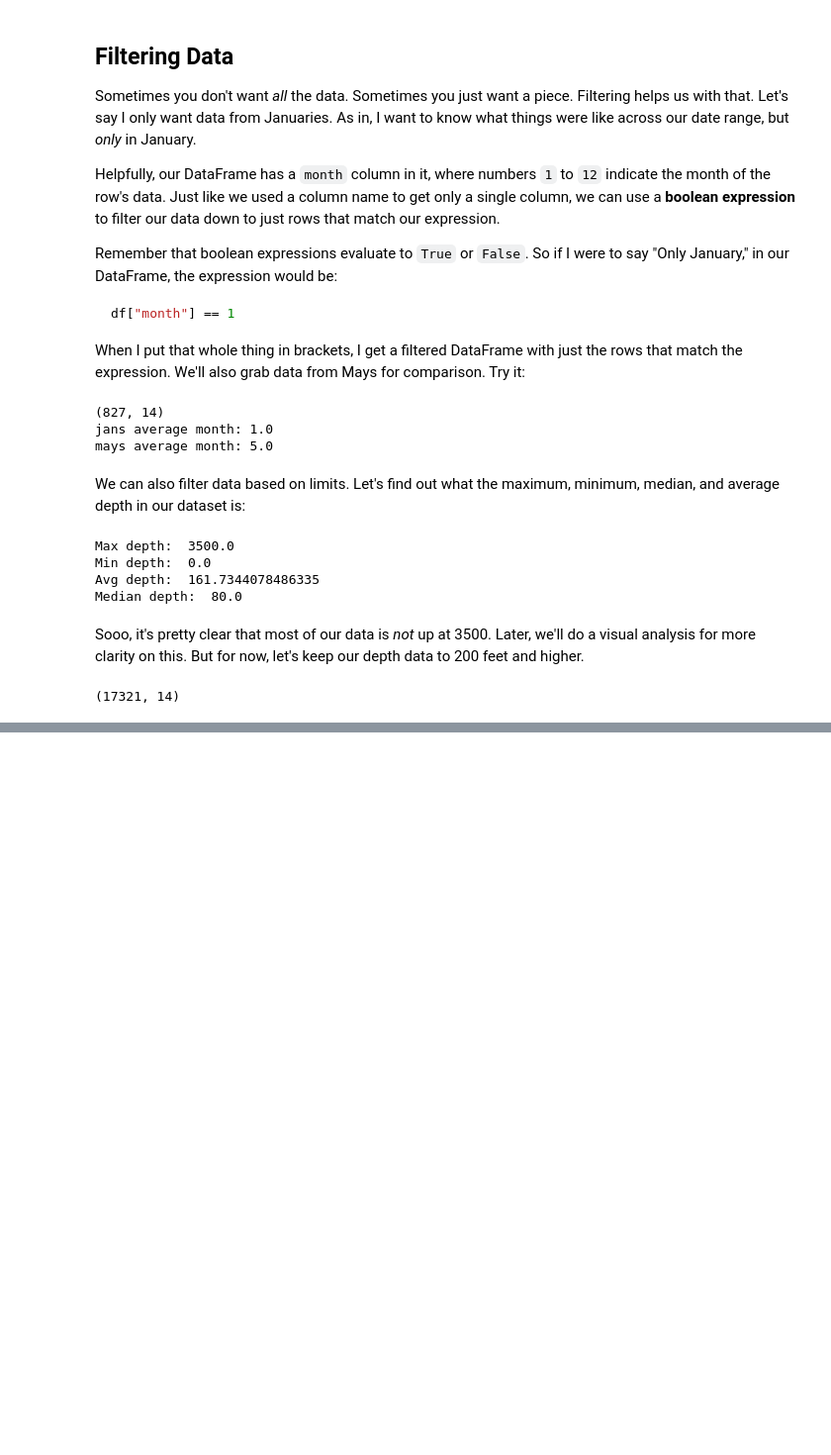
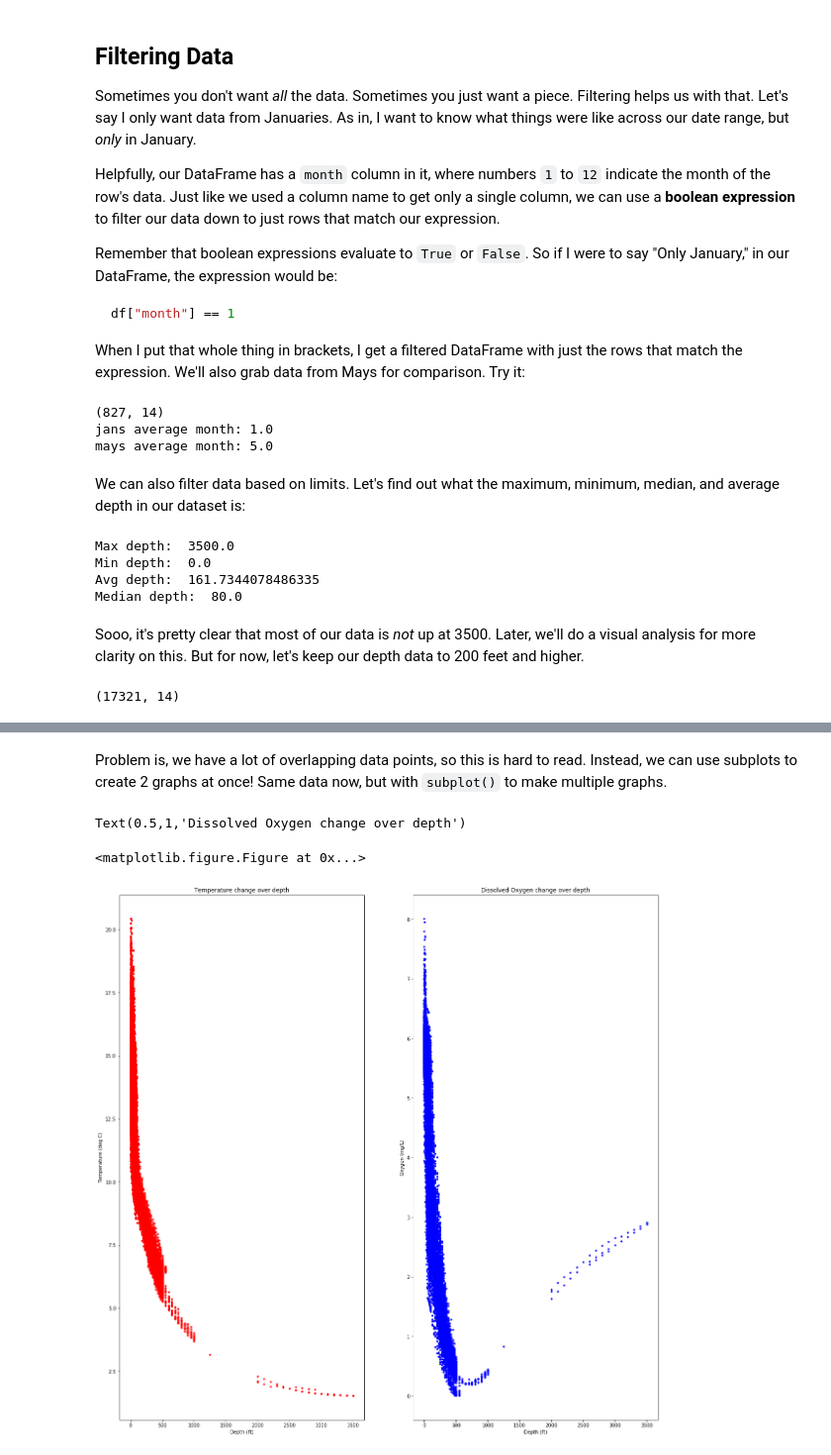
Before and after one commit to mirman-school/dcb-ocean-data, a Jupyter notebook: WOD.ipynb, the cells around one changed output, grey strips where cells are left out. Shown at 99% size. Drawn from its saved outputs; the diff is of its cells as text; code cells hidden in the pictures; blank space fills up the shorter version.

```diff
--- a/WOD.ipynb
+++ b/WOD.ipynb
@@ -169,0 +226,21 @@ print(filtered_depth.shape)
+# %% [markdown]
+Problem is, we have a lot of overlapping data points, so this is hard to read. Instead, we can use subplots to create 2 graphs at once! Same data now, but with `subplot()` to make multiple graphs.
+# %%
+plt.clf() # clf stands for "clear file", not "cliff"
+plt.figure(figsize=[20,20]) # We can make the plot bigger/smaller
+plt.subplot(1,2,1) # 1 row, 2 columns, select the 1st cell.
+plt.plot(df.depth, df.temperature, "r.")
+plt.ylabel("Temperature (deg C)")
+plt.xlabel("Depth (ft)")
+plt.title("Temperature change over depth")
+
+# Notice that we repeat the commands, but after selecting the 2nd subplot
+plt.subplot(1,2,2) # 1 row, 2 columns, select the 2nd cell.
+plt.plot(df.depth, df.oxygen, "b.")
+plt.ylabel("Oxygen (mg/L)")
+plt.xlabel("Depth (ft)")
+plt.title("Dissolved Oxygen change over depth")
+# %% [output]
+Text(0.5,1,'Dissolved Oxygen change over depth')
+<matplotlib.figure.Figure at 0x...>
+[figure, added]
```
Also changed, not shown: parts of 27 cells of this notebook.
